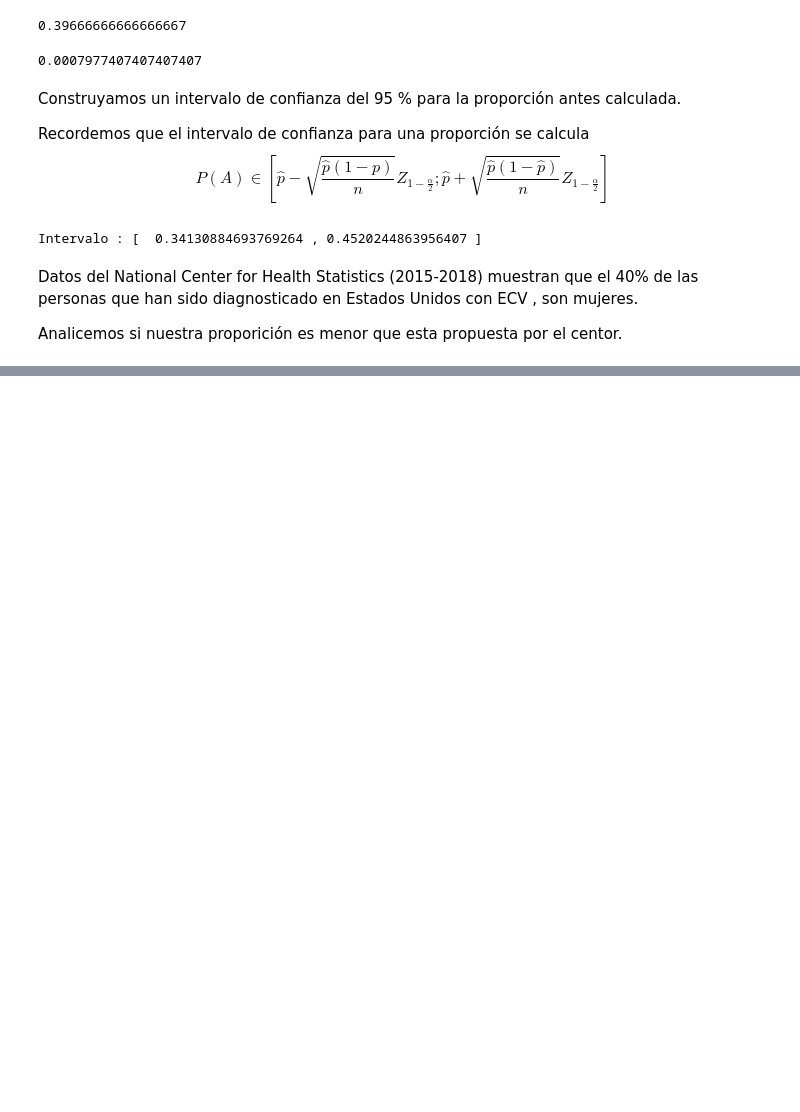
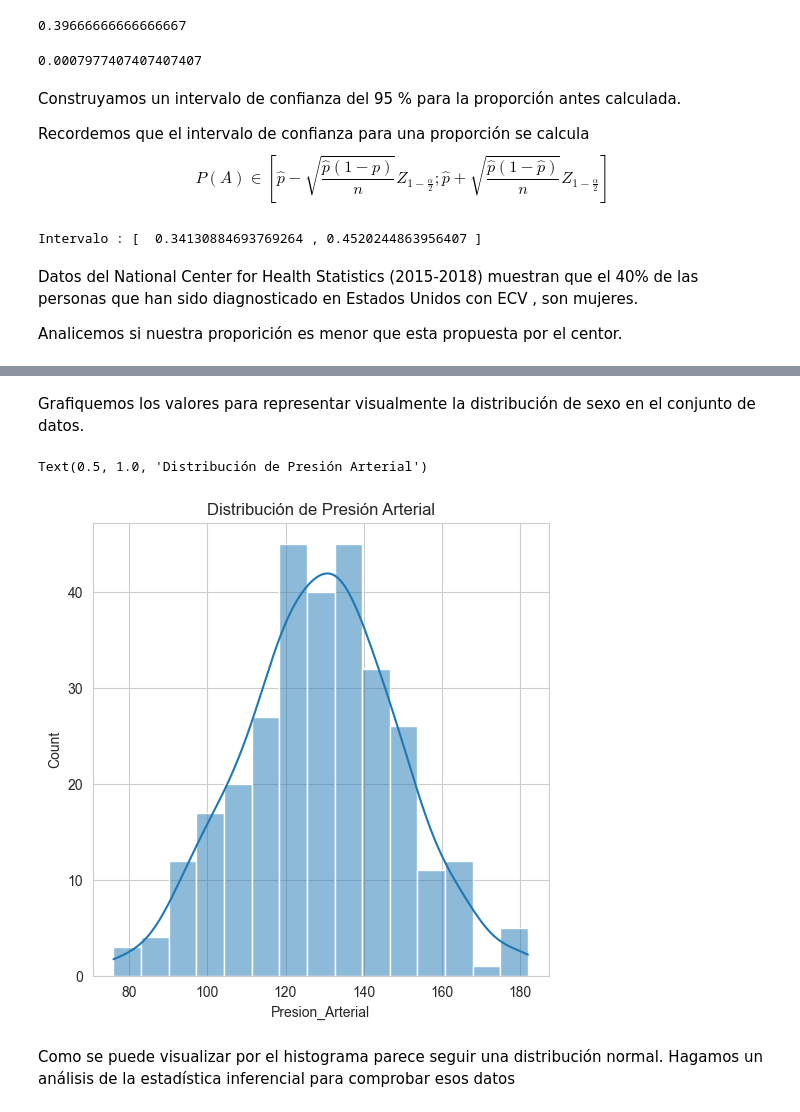
Before and after one commit to JabelResendiz/F1StatsLab, a Jupyter notebook: heart/heart.ipynb, the cells around one changed output, grey strips where cells are left out. Saved outputs shown, nothing was run; the diff lists cells and outputs as text; code cells hidden in the pictures; blank space fills up the shorter version.

```diff
--- a/heart/heart.ipynb
+++ b/heart/heart.ipynb
@@ -162,0 +170,14 @@ Rechazamos la hipótesis nula. La proporción muestral es significativamente men
+# %% [markdown]
+Grafiquemos los valores para representar visualmente la distribución de sexo en el conjunto de datos.
+# %%
+sns.set_style("whitegrid")
+plt.figure(figsize=(20, 20))
+
+plt.subplot(3, 3, 3)
+sns.histplot(heart['Presion_Arterial'], kde=True)
+plt.title('Distribución de Presión Arterial')
+# %% [output]
+Text(0.5, 1.0, 'Distribución de Presión Arterial')
+[figure, added]
+# %% [markdown]
+Como se puede visualizar por el histograma parece seguir una distribución normal. Hagamos un análisis de la estadística inferencial para comprobar esos datos
```
Also changed, not shown: parts of 3 cells of this notebook.
